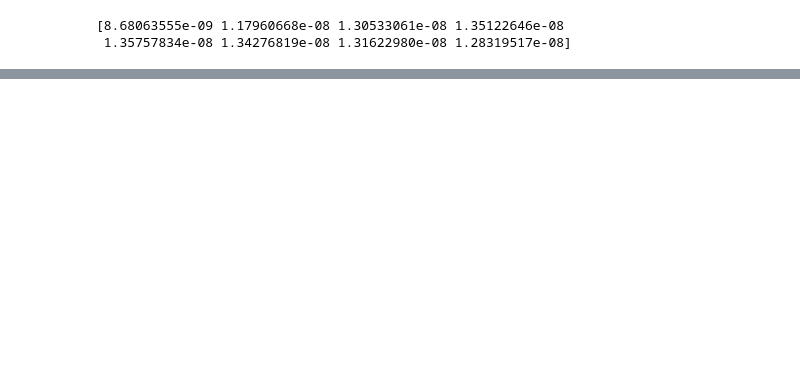
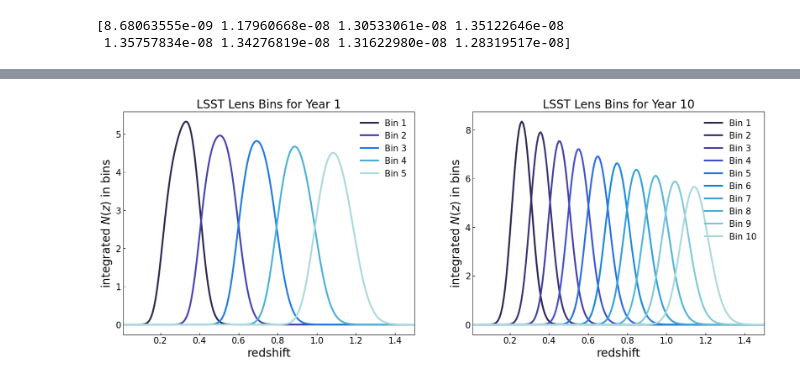
Before and after one commit to sepehrX12/Intrinsic-Alignment-Project, a Jupyter notebook: CCL_LSST.ipynb, the cells around one changed output, grey strips where cells are left out. Saved outputs shown, nothing was run; the diff lists cells and outputs as text; code cells hidden in the pictures; blank space fills up the shorter version.

```diff
--- a/CCL_LSST.ipynb
+++ b/CCL_LSST.ipynb
@@ -52,0 +147,39 @@ print(cls)
+# %%
+# Define colors for plots
+lens_colors = {
+    "1": cmr.take_cmap_colors('cmr.freeze',
+                              len(bins["lenses"]["1"]),
+                              cmap_range=(0.2, 0.85),
+                              return_fmt='hex'),
+    "10": cmr.take_cmap_colors('cmr.freeze', len(bins["lenses"]["10"]), cmap_range=(0.2, 0.85), return_fmt='hex')
+}
+
+source_colors = {
+    "1": cmr.take_cmap_colors('cmr.ember',
+                              len(bins["sources"]["1"]),
+                              cmap_range=(0.2, 0.85),
+                              return_fmt='hex'),
+    "10": cmr.take_cmap_colors('cmr.ember',
+                               len(bins["sources"]["10"]),
+                               cmap_range=(0.2, 0.85),
+                               return_fmt='hex')
+}
+# %%
+fig, axes = plt.subplots(1, 2, figsize=(20,7))
+
+for idx, year in enumerate(forecast_years):
+    ax = axes[idx]
+    for bin_idx, (key, data) in enumerate(bins["lenses"][year].items()):
+        ax.plot(redshift_range,
+                data,
+                label=f"Bin {key+1}",
+                color=lens_colors[year][bin_idx])
+        ax.set_xlim(0.01, 1.5)
+        ax.set_xlabel("redshift", fontsize=20)
+        ax.set_ylabel("integrated $N(z)$ in bins", fontsize=20)
+        ax.set_title(f"LSST Lens Bins for Year {year}", fontsize=20)
+        ax.tick_params(direction='in')
+        ax.legend(frameon=False, ncol=1)
+        ax.tick_params(axis='both', which='major', labelsize=15)
+# %% [output]
+[figure, added]
```
Also changed, not shown: parts of 10 cells of this notebook.
